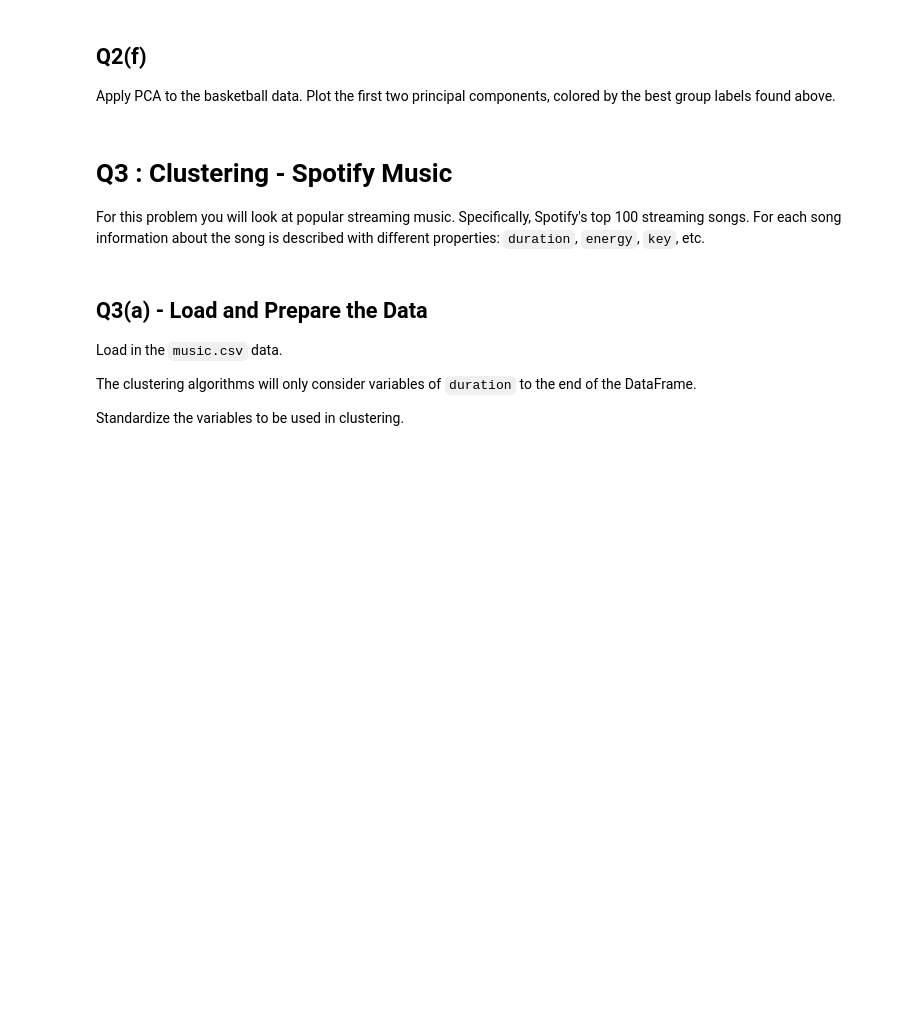
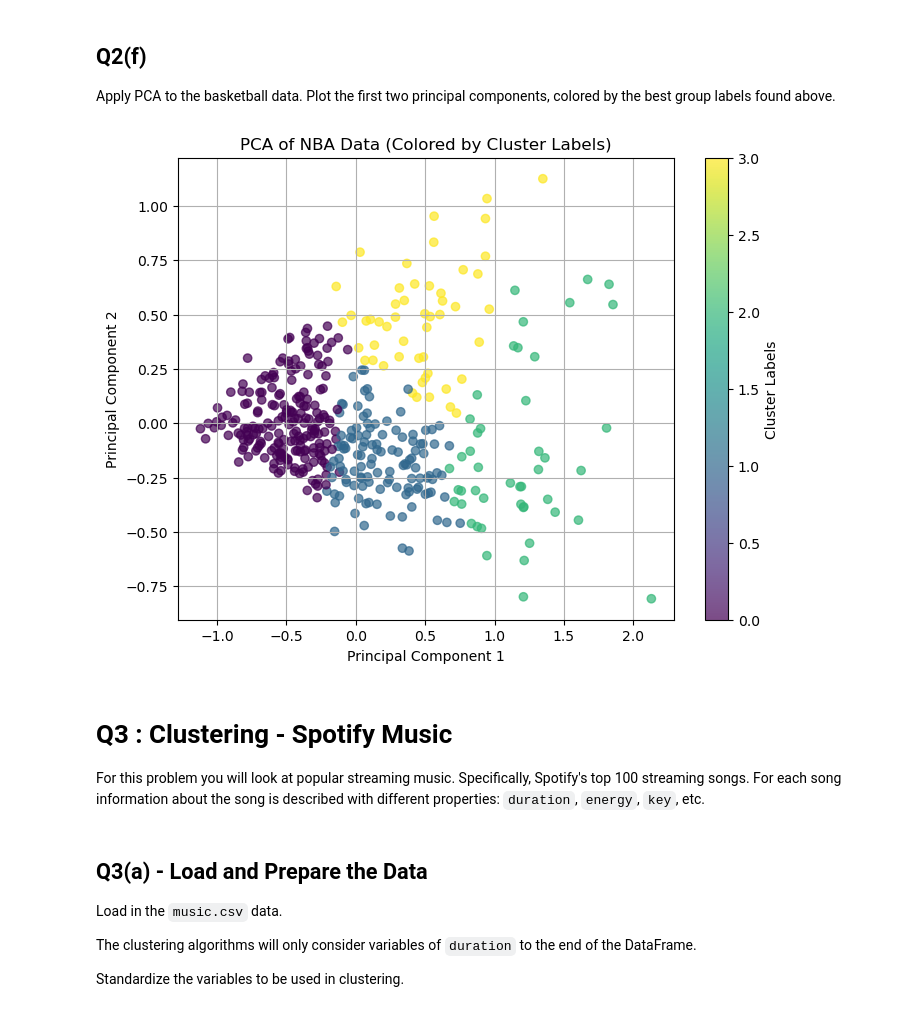
Before and after one commit to Spades5665/MTUClasses, a Jupyter notebook: CS4821-DataMining/a4/a4.ipynb, the cells around one changed output. Saved outputs shown, nothing was run; the diff lists cells and outputs as text; code cells hidden in the pictures; blank space fills up the shorter version.

```diff
--- a/CS4821-DataMining/a4/a4.ipynb
+++ b/CS4821-DataMining/a4/a4.ipynb
@@ -327,6 +574,23 @@ The DataFrame should have rows for each cluster group 0, 1, 2, 3 and columns for
 Add a column `Num` reporting the number of samples in each group.
 # %%
 # Create a Data Frame for the mean statistics of each group
+# Assuming the best number of clusters is 4
+best_k = 4
 
+# Initialize KMeans model with best value of k
+kmeans_best = KMeans(n_clusters=best_k, random_state=10, n_init=10)
+
+# Fit the model to the scaled data
+kmeans_best.fit(nbaScaled)
+
+# Get the cluster centers (mean statistics)
+cluster_centers = scaler.inverse_transform(kmeans_best.cluster_centers_)
+
+# Create DataFrame for cluster statistics
+clusterStats = pd.DataFrame(cluster_centers, columns=nba_new.columns)
+
+# Add column for number of samples in each group
+clusterStats['Num'] = pd.Series(kmeans_best.labels_).value_counts().sort_index().values
 
 clusterStats[['Num', 'MP', 'FG', '3P', 'FT']]
+clusterStats
@@ -357,6 +642,32 @@ Apply PCA to the basketball data.  Plot the first two principal components, colo
 # %%
 # Run PCA on the nba data and plot the first two principal components
 #  colored by the group labels.
+
+# Run KMeans clustering
+kmeans = KMeans(n_clusters=4, random_state=42, n_init=10)
+kmeans.fit(nbaScaled)
+
+# Get the cluster labels
+cluster_labels = kmeans.labels_
+
+# Fit PCA to the scaled basketball data
+pca = PCA(n_components=2)
+pca.fit(nbaScaled)
+
+# Transform the data into the principal component space
+nba_pca = pca.transform(nbaScaled)
+
+# Plot the first two principal components colored by the cluster labels
+plt.figure(figsize=(8, 6))
+plt.scatter(nba_pca[:, 0], nba_pca[:, 1], c=cluster_labels, cmap='viridis', alpha=0.7)
+plt.title('PCA of NBA Data (Colored by Cluster Labels)')
+plt.xlabel('Principal Component 1')
+plt.ylabel('Principal Component 2')
+plt.colorbar(label='Cluster Labels')
+plt.grid(True)
+plt.show()
+# %% [output]
+[figure, added]
 # %% [markdown]
 <!-- END QUESTION -->
 
```
Also changed, not shown: parts of 29 cells of this notebook.
